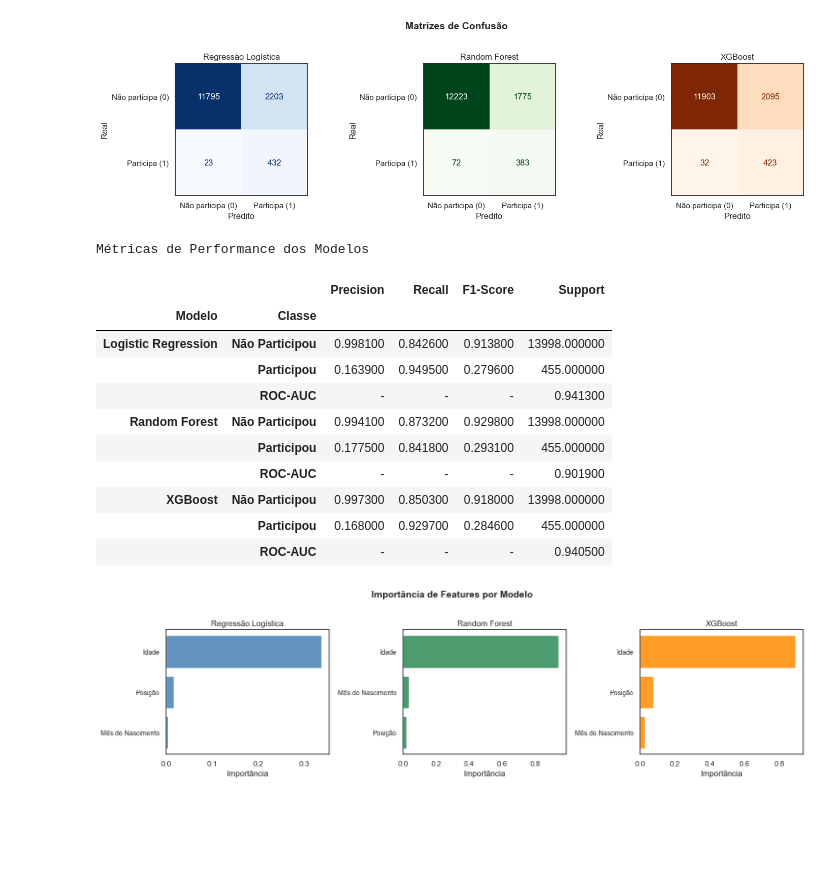
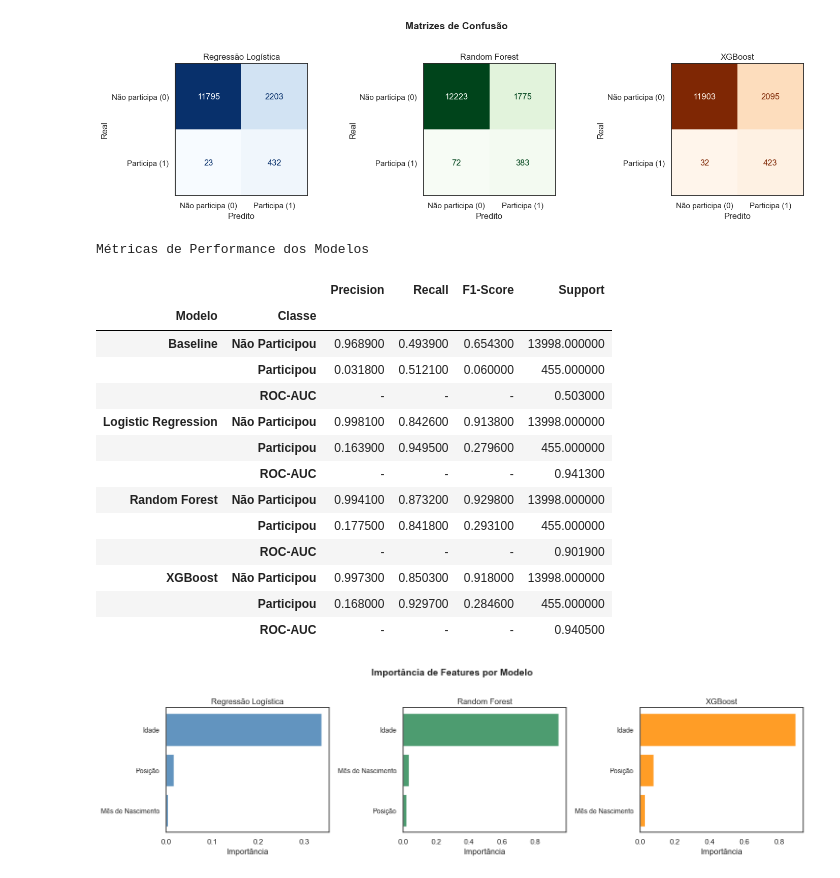
Before and after one commit to italojsr/EIR-Project, a Jupyter notebook: 5 - Data Analysis/main.ipynb, the cells around one changed output. Drawn from its saved outputs; the diff is of its cells as text; code cells hidden in the pictures; blank space fills up the shorter version.

```diff
--- a/5 - Data Analysis/main.ipynb
+++ b/5 - Data Analysis/main.ipynb
@@ -403,5 +405,6 @@ df_agg[['TEAM','counts','MEAN_Q1+Q2','MEAN_Q3+Q4','Nº Imbalanced (chi-square)',
 ### PLAYERS
 # %%
 df_wcups = pd.read_csv('historico_jogadores.csv')
+df_wcups.drop(columns = ['AGE_TODAY'], inplace=True)
 df_wcups.head()
 # %% [output]
@@ -413,0 +417,2 @@ df_wcups.head()
+# %%
+df_wcups['LAST_AGE'] = df_wcups.groupby('NAME')['AGE'].transform('max')
@@ -695,7 +722,7 @@ for (name, team), last_year in last_year_per_player.items():
             'GAME_YEAR': year,
             'TEAMS_NAME': team,
             'AGE': year - info['BIRTH_YEAR'],
-            'AGE_TODAY': info['AGE_TODAY'],
+            'LAST_AGE': info['LAST_AGE'],
             'ATTENDANCE': info['ATTENDANCE'],  # não incrementa, pois não participou
             'LABEL': 0
         })
@@ -755,0 +810,6 @@ plt.show()
+# %%
+from sklearn.dummy import DummyClassifier
+
+baseline = DummyClassifier(strategy='stratified', random_state=42)
+baseline.fit(X_train, y_train)
+print(baseline.score(X_test, y_test))
@@ -930,39 +970,43 @@ plt.show()
 from sklearn.metrics import roc_auc_score, precision_score, recall_score, f1_score, accuracy_score
 
 models = {
+    'Baseline' : (baseline, baseline.predict(X_test)),
     'Logistic Regression': (clf, y_pred),
     'Random Forest':       (clf_rf, y_pred_rf),
     'XGBoost':             (clf_xgb, y_pred_xgb),
 }
 
 rows = []
 for model_name, (model, preds) in models.items():
     proba = model.predict_proba(X_test)[:, 1]
     for label, cls in [(0, 'Não Participou'), (1, 'Participou')]:
         mask = (y_test == label)
         rows.append({
             'Modelo':     model_name,
             'Classe':     cls,
             'Precision':  round(precision_score(y_test, preds, pos_label=label, zero_division=0), 4),
             'Recall':     round(recall_score(y_test, preds, pos_label=label, zero_division=0), 4),
             'F1-Score':   round(f1_score(y_test, preds, pos_label=label, zero_division=0), 4),
             'Support':    int(mask.sum()),
         })
     rows.append({
         'Modelo':     model_name,
         'Classe':     'ROC-AUC',
         'Precision':  '-',
         'Recall':     '-',
         'F1-Score':   '-',
         'Support':    round(roc_auc_score(y_test, proba), 4),
     })
 
 df_metrics = pd.DataFrame(rows).set_index(['Modelo', 'Classe'])
 df_metrics.style.set_caption('Métricas de Performance dos Modelos')
 # %% [output]
 Métricas de Performance dos Modelos
 |  |  | Precision | Recall | F1-Score | Support |
 | Modelo | Classe |  |  |  |  |
+| Baseline | Não Participou | 0.968900 | 0.493900 | 0.654300 | 13998.000000 |
+|  | Participou | 0.031800 | 0.512100 | 0.060000 | 455.000000 |
+|  | ROC-AUC | - | - | - | 0.503000 |
 | Logistic Regression | Não Participou | 0.998100 | 0.842600 | 0.913800 | 13998.000000 |
 |  | Participou | 0.163900 | 0.949500 | 0.279600 | 455.000000 |
 |  | ROC-AUC | - | - | - | 0.941300 |
```
Also changed, not shown: parts of 16 cells of this notebook, 1 other file.
